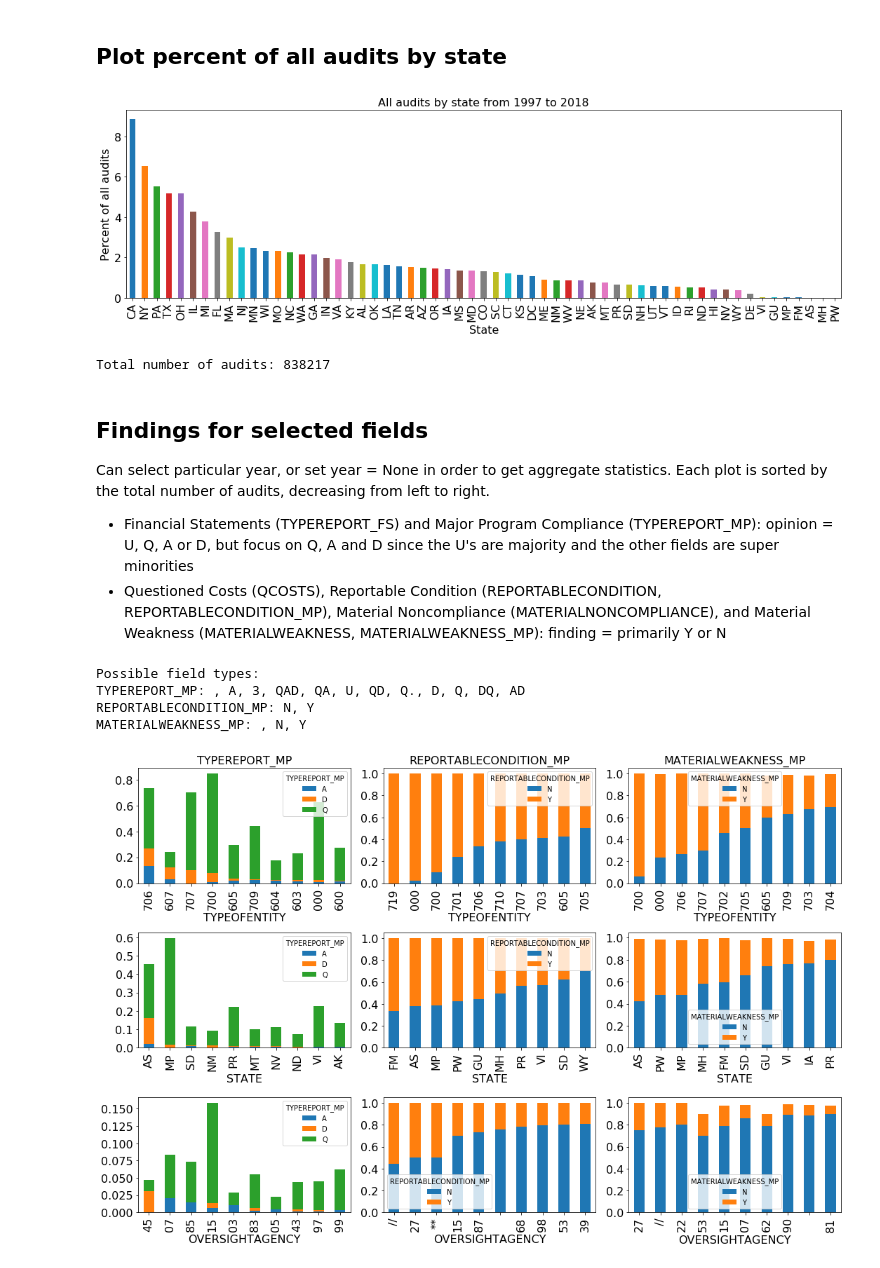
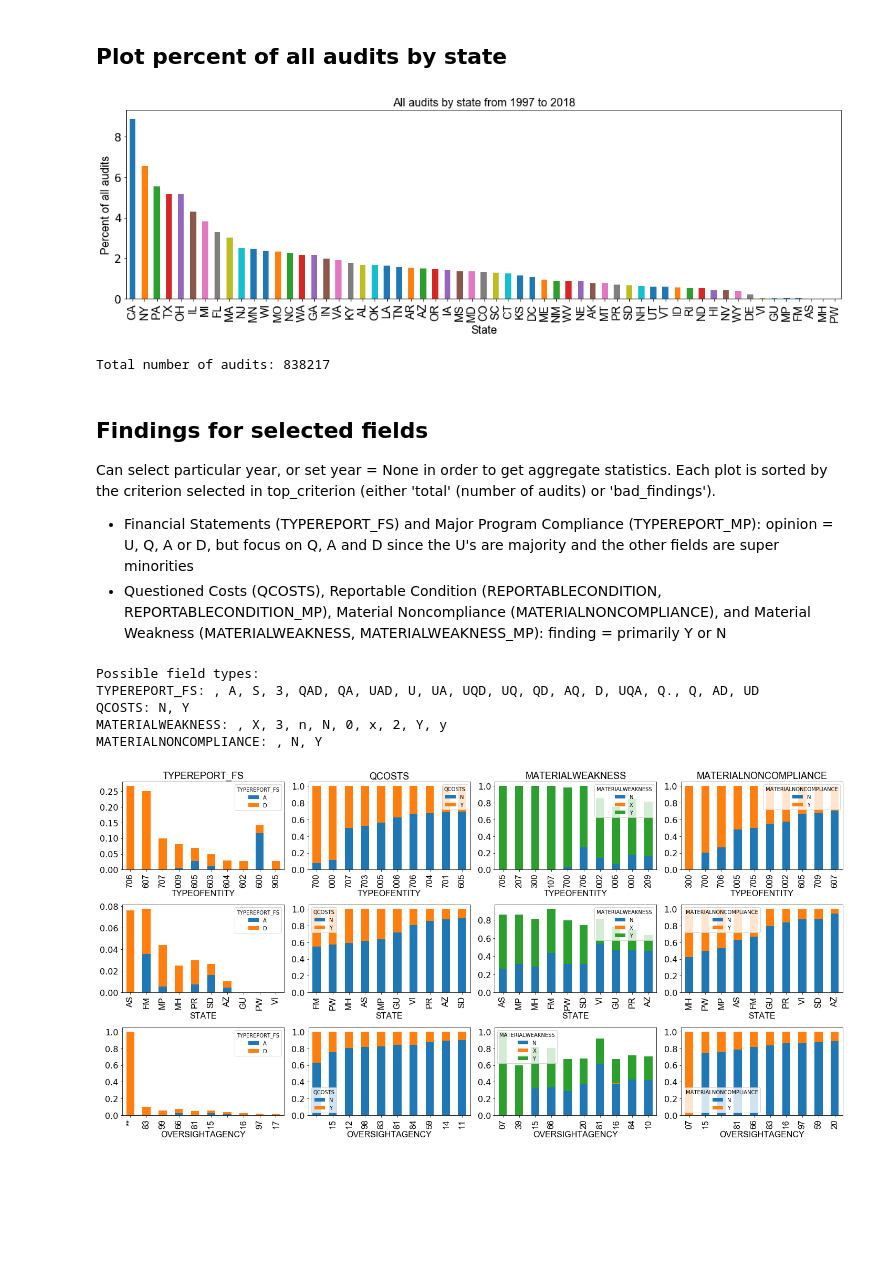
Before and after one commit to ihwang/fac, a Jupyter notebook: general_trends.ipynb, the cells around one changed output. Saved outputs shown, nothing was run; the diff lists cells and outputs as text; code cells hidden in the pictures; blank space fills up the shorter version.

Commit message:
Separated out the data set selection and field selection parts of general_trends.ipynb. Also changed all fonts to Arial.

```diff
--- a/general_trends.ipynb
+++ b/general_trends.ipynb
@@ -42,20 +43,21 @@ Total number of audits: 838217
 fig, axes = plt.subplots(figsize=(15, 5))
 entity_groups = df_general.groupby('STATE').size().sort_values(ascending=False) / len(df_general) * 100
 percent_audits_plot = entity_groups.plot(kind='bar', fontsize=16)
-percent_audits_plot.set_xlabel('State', fontsize=16)
-percent_audits_plot.set_ylabel('Percent of all audits', fontsize=16)
+percent_audits_plot.set_xlabel('State', fontsize=16, fontname='Arial')
+percent_audits_plot.set_xticklabels(labels=entity_groups.index, fontsize=16, fontname='Arial')
+percent_audits_plot.set_ylabel('Percent of all audits', fontsize=16, fontname='Arial')
 percent_audits_plot.set_title(
     'All audits by state from %s to %s' %(min(df_general['AUDITYEAR']), max(df_general['AUDITYEAR'])),
-    fontsize=16
+    fontsize=16, fontname='Arial'
 )
 plt.tight_layout()
 plt.show()
 print('Total number of audits:', len(df_general))
 # %% [output]
-[figure, old version]
+[figure, new version]
 Total number of audits: 838217
 # %% [markdown]
 ## Findings for selected fields
-Can select particular year, or set year = None in order to get aggregate statistics. Each plot is sorted by the total number of audits, decreasing from left to right.
+Can select particular year, or set year = None in order to get aggregate statistics. Each plot is sorted by the criterion selected in top_criterion (either 'total' (number of audits) or 'bad_findings').
 * Financial Statements (TYPEREPORT_FS) and Major Program Compliance (TYPEREPORT_MP): opinion = U, Q, A or D, but focus on Q, A and D since the U's are majority and the other fields are super minorities
 * Questioned Costs (QCOSTS), Reportable Condition (REPORTABLECONDITION, REPORTABLECONDITION_MP), Material Noncompliance (MATERIALNONCOMPLIANCE), and Material Weakness (MATERIALWEAKNESS, MATERIALWEAKNESS_MP): finding = primarily Y or N
@@ -62,50 +84,42 @@ Can select particular year, or set year = None in order to get aggregate statist
+# %%
+fields = ['TYPEREPORT_FS', 'QCOSTS', 'MATERIALWEAKNESS', 'MATERIALNONCOMPLIANCE']
+# fields = ['TYPEREPORT_MP', 'REPORTABLECONDITION_MP', 'MATERIALWEAKNESS_MP']
+sortbys = ['TYPEOFENTITY', 'STATE', 'OVERSIGHTAGENCY']
+print('Possible field types:')
+for field in fields:
+    print('%s: %s' %(field, ', '.join(set(df_general[field]))))
+# %% [output]
+Possible field types:
+TYPEREPORT_FS: , A, S, 3, QAD, QA, UAD, U, UA, UQD, UQ, QD, AQ, D, UQA, Q., Q, AD, UD
+QCOSTS: N, Y
+MATERIALWEAKNESS: , X, 3, n, N, 0, x, 2, Y, y
+MATERIALNONCOMPLIANCE: , N, Y
 # %%
-top_criterion = 'bad_findings'
-year = None
-sortbys = ['TYPEOFENTITY', 'STATE', 'OVERSIGHTAGENCY']
-# fields = ['TYPEREPORT_FS', 'QCOSTS', 'MATERIALWEAKNESS', 'MATERIALNONCOMPLIANCE']
-fields = ['TYPEREPORT_MP', 'REPORTABLECONDITION_MP', 'MATERIALWEAKNESS_MP']
-
-if year:
-    df_year = df_general[df_general['AUDITYEAR'] == year]
-else:
-    df_year = df_general
-print('Possible field types:')
-for field in fields:
-    print('%s: %s' %(field, ', '.join(set(df_year[field]))))
 fig, axes = plt.subplots(nrows=len(sortbys), ncols=len(fields), figsize=(len(fields)*5, 10))
 for (i, sortby) in enumerate(sortbys):
     for (j, field) in enumerate(fields):
-        series_grouped = df_year.groupby(sortby)[field].value_counts()
+        series_grouped = df_plot.groupby(sortby)[field].value_counts()
         df_grouped = series_grouped.unstack()
         df_grouped_normalized = df_grouped.div(df_grouped.sum(axis=1), axis=0)
         if 'TYPEREPORT' in field:
             df_select_fields = df_grouped_normalized[
-                [i for i in df_grouped_normalized.columns if i in ['Q', 'A', 'D']]
+                [i for i in df_grouped_normalized.columns if i in ['A', 'D']]
             ]
+            top_sortby = df_select_fields.sort_values(['D', 'A'], ascending=False).head(10).index
         else:
             df_select_fields = df_grouped_normalized[
                 [i for i in df_grouped_normalized.columns if i in ['Y', 'N', 'X']]
             ]
-        if top_criterion == 'total':  # Sort by total number of audits in df_year
-            top_sortby = df_year[sortby].value_counts().head(10).index
-        elif top_criterion == 'bad_findings':  # Sort by particularly bad findings in df_year
-            if 'TYPEREPORT' in field:
-                top_sortby = df_select_fields[['A', 'D']].sum(axis=1).sort_values(ascending=False).head(10).index
-            else:
-                top_sortby = df_select_fields['Y'].sort_values(ascending=False).head(10).index
-        df_grouped_sorted = df_select_fields.reindex(index=top_sortby)
-        plot_top_sorted = df_grouped_sorted.plot(
+            top_sortby = df_select_fields['Y'].sort_values(ascending=False).head(10).index
+        df_select_sorted = df_select_fields.reindex(index=top_sortby)
+        plot_top_sorted = df_select_sorted.plot(
             kind='bar', fontsize=16, stacked=True, ax=axes[i, j]
         )
         if i == 0:
-            plot_top_sorted.set_title(field, fontsize=16)
-        plot_top_sorted.set_xlabel(sortby, fontsize=16)
+            plot_top_sorted.set_title(field, fontsize=18, fontname='Arial')
+        plot_top_sorted.set_xticklabels(labels=df_select_sorted.index, fontsize=16, fontname='Arial')
+        plot_top_sorted.set_xlabel(sortby, fontsize=16, fontname='Arial')
 plt.tight_layout()
 plt.show()
 # %% [output]
-Possible field types:
-TYPEREPORT_MP: , A, 3, QAD, QA, U, QD, Q., D, Q, DQ, AD
-REPORTABLECONDITION_MP: N, Y
-MATERIALWEAKNESS_MP: , N, Y
-[figure, old version]
+[figure, new version]
```
Also changed, not shown: parts of 7 cells of this notebook.
